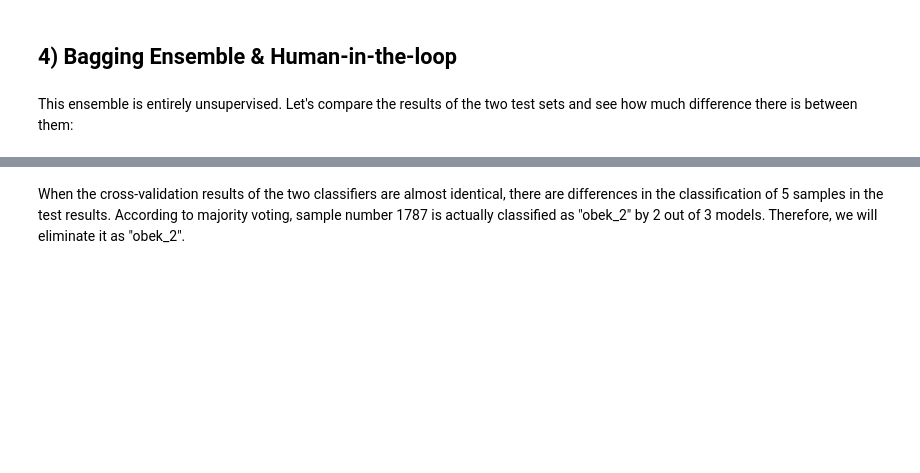
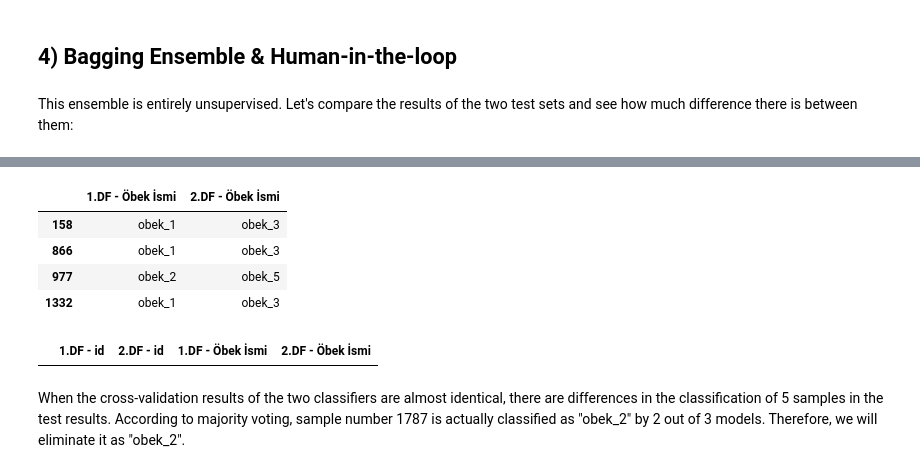
Before and after one commit to sarisemih/BTKDatathon2023_Award-Winning_Code, a Jupyter notebook: BTK_Datathon2023_Troia.ipynb, the cells around one changed output, grey strips where cells are left out. Saved outputs shown, nothing was run; the diff lists cells and outputs as text; code cells hidden in the pictures; blank space fills up the shorter version.

```diff
--- a/BTK_Datathon2023_Troia.ipynb
+++ b/BTK_Datathon2023_Troia.ipynb
@@ -1050,3 +1461,16 @@ diff_df
+# %%
+model1 = pd.read_csv("lgbm-knn-rf.csv")
+model3 = pd.read_csv('new_extra_feature_lgbm-knn-rf.csv')
+
+diff_df = get_different_samples(model1, model3)
+
+diff_df
+# %% [output]
+|  | 1.DF - Öbek İsmi | 2.DF - Öbek İsmi |
+| 158 | obek_1 | obek_3 |
+| 866 | obek_1 | obek_3 |
+| 977 | obek_2 | obek_5 |
+| 1332 | obek_1 | obek_3 |
 # %%
 def get_different_samples(df1, df2):
     different_filter = df1 != df2
@@ -1059,9 +1483,11 @@ def get_different_samples(df1, df2):
 
     return a
 
-model1 = pd.read_csv("lgbm-knn-rf.csv")
+model2 = pd.read_csv("new_feature_lgbm-knn-rf.csv")
 model3 = pd.read_csv('new_extra_feature_lgbm-knn-rf.csv')
 
-diff_df = get_different_samples(df1, df2)
+diff_df = get_different_samples(model2, model3)
 
 diff_df
+# %% [output]
+|  | 1.DF - id | 2.DF - id | 1.DF - Öbek İsmi | 2.DF - Öbek İsmi |
```
Also changed, not shown: parts of 36 cells of this notebook.
